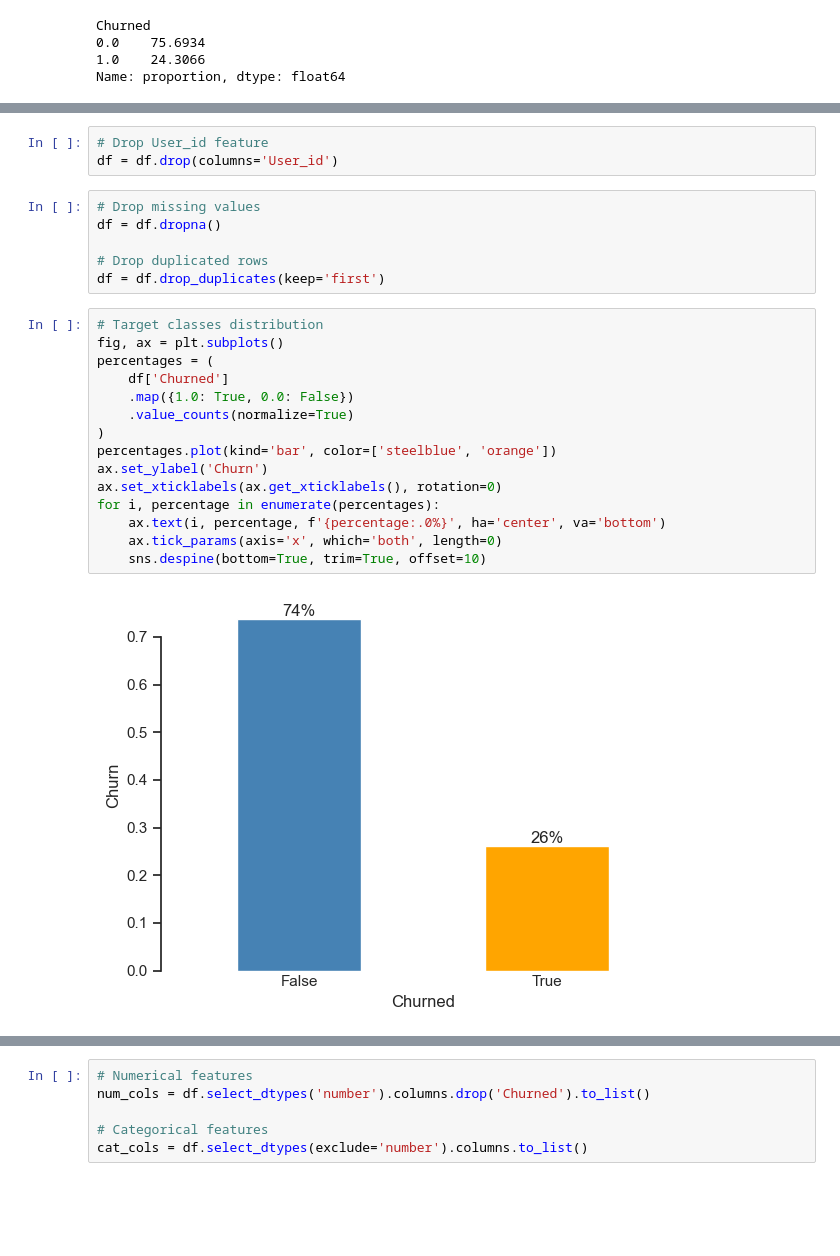
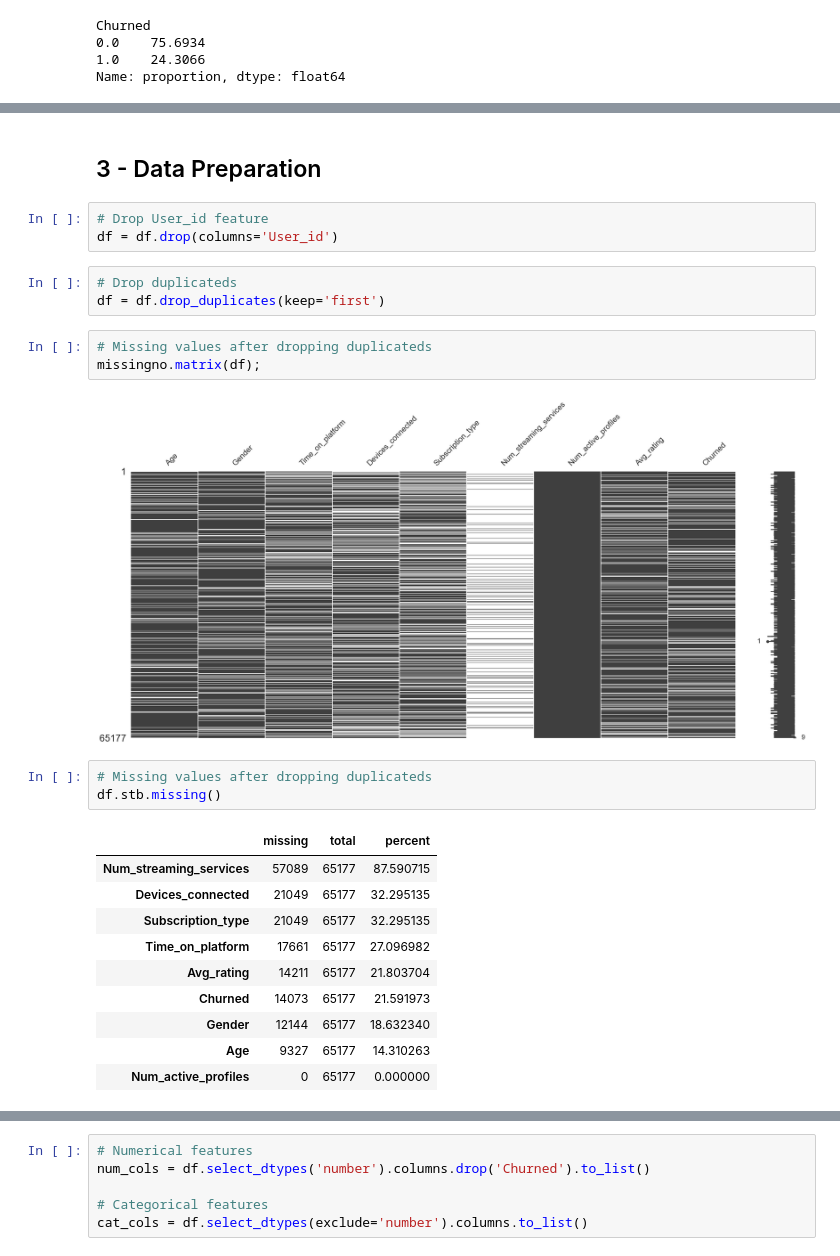
Before and after one commit to guipradow/streaming_churn, a Jupyter notebook: notebooks/eda.ipynb, the cells around one changed output, grey strips where cells are left out. Cells and saved outputs as stored; diff of their text form; blank space fills up the shorter version.

```diff
--- a/notebooks/eda.ipynb
+++ b/notebooks/eda.ipynb
@@ -135,26 +152,27 @@ Name: proportion, dtype: float64
+# %% [markdown]
+## 3 - Data Preparation
 # %%
 # Drop User_id feature
 df = df.drop(columns='User_id')
 # %%
-# Drop missing values
-df = df.dropna()
-
-# Drop duplicated rows
+# Drop duplicateds
 df = df.drop_duplicates(keep='first')
-# %%
-# Target classes distribution
-fig, ax = plt.subplots()
-percentages = (
-    df['Churned']
-    .map({1.0: True, 0.0: False})
-    .value_counts(normalize=True)
-)
-percentages.plot(kind='bar', color=['steelblue', 'orange'])
-ax.set_ylabel('Churn')
-ax.set_xticklabels(ax.get_xticklabels(), rotation=0)
-for i, percentage in enumerate(percentages):
-    ax.text(i, percentage, f'{percentage:.0%}', ha='center', va='bottom')
-    ax.tick_params(axis='x', which='both', length=0)
-    sns.despine(bottom=True, trim=True, offset=10)
-# %% [output]
-[figure, removed]
+# %%
+# Missing values after dropping duplicateds
+missingno.matrix(df);
+# %% [output]
+[figure, added]
+# %%
+# Missing values after dropping duplicateds
+df.stb.missing()
+# %% [output]
+|  | missing | total | percent |
+| Num_streaming_services | 57089 | 65177 | 87.590715 |
+| Devices_connected | 21049 | 65177 | 32.295135 |
+| Subscription_type | 21049 | 65177 | 32.295135 |
+| Time_on_platform | 17661 | 65177 | 27.096982 |
+| Avg_rating | 14211 | 65177 | 21.803704 |
+| Churned | 14073 | 65177 | 21.591973 |
+| Gender | 12144 | 65177 | 18.632340 |
+| Age | 9327 | 65177 | 14.310263 |
+| Num_active_profiles | 0 | 65177 | 0.000000 |
```
Also changed, not shown: parts of 27 cells of this notebook, 1 other file.
